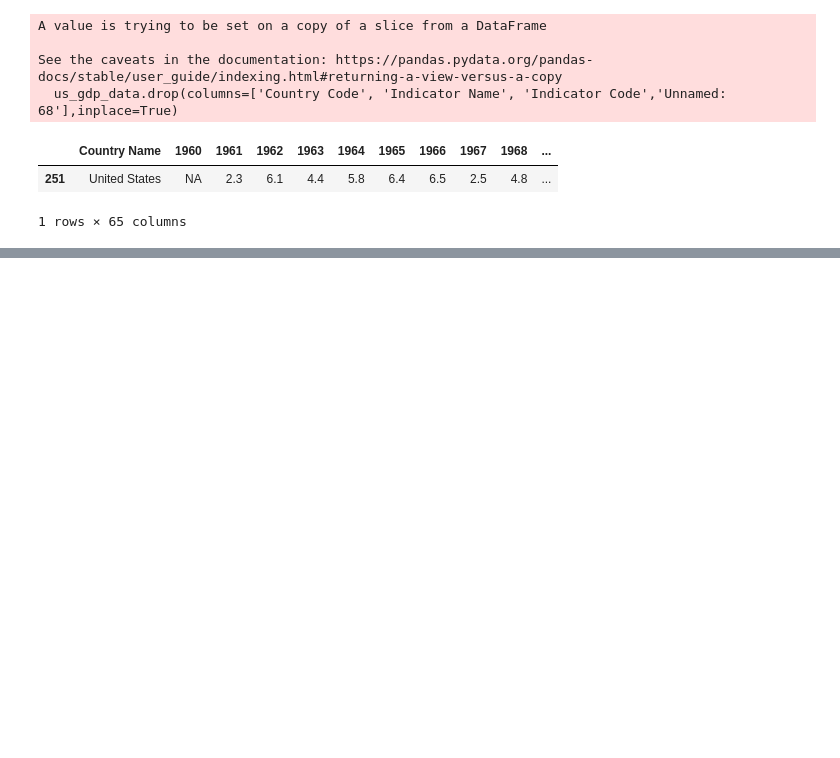
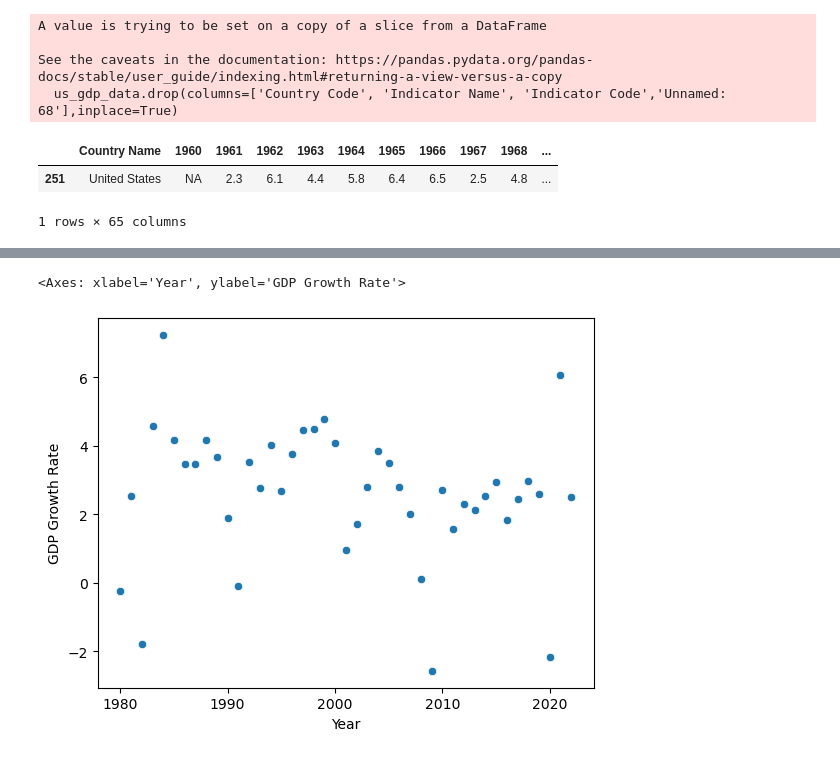
Before and after one commit to RaoooFu/Project-1111, a Jupyter notebook: Main.ipynb, the cells around one changed output, grey strips where cells are left out. Cells and saved outputs as stored; diff of their text form; code cells hidden in the pictures; blank space fills up the shorter version.

```diff
--- a/Main.ipynb
+++ b/Main.ipynb
@@ -69,3 +69,9 @@ See the caveats in the documentation: https://pandas.pydata.org/pandas-docs/stab
 |  | Country Name | 1960 | 1961 | 1962 | 1963 | 1964 | 1965 | 1966 | 1967 | 1968 | ... |
 | 251 | United States | NA | 2.3 | 6.1 | 4.4 | 5.8 | 6.4 | 6.5 | 2.5 | 4.8 | ... |
 1 rows × 65 columns
+# %%
+us_gdp=pd.melt(us_gdp_data,
+               id_vars=['Country Name'],
+               var_name='Year',
+               value_name='GDP Growth Rate')
+us_gdp
@@ -71,0 +92,4 @@ See the caveats in the documentation: https://pandas.pydata.org/pandas-docs/stab
+# %%
+us_gdp['Year']=pd.to_numeric(us_gdp['Year'],errors='coerce')
+us_gdp_filtered=us_gdp[(us_gdp['Year']>=1980) & (us_gdp['Year']<=2022)]
+us_gdp_filtered.drop(columns=['Country Name'])
@@ -71,0 +191,5 @@ See the caveats in the documentation: https://pandas.pydata.org/pandas-docs/stab
+# %%
+sns.scatterplot(x='Year',y='GDP Growth Rate',data=us_gdp_filtered)
+# %% [output]
+<Axes: xlabel='Year', ylabel='GDP Growth Rate'>
+[figure, added]
```
Also changed, not shown: parts of 11 cells of this notebook, 6 other files.
